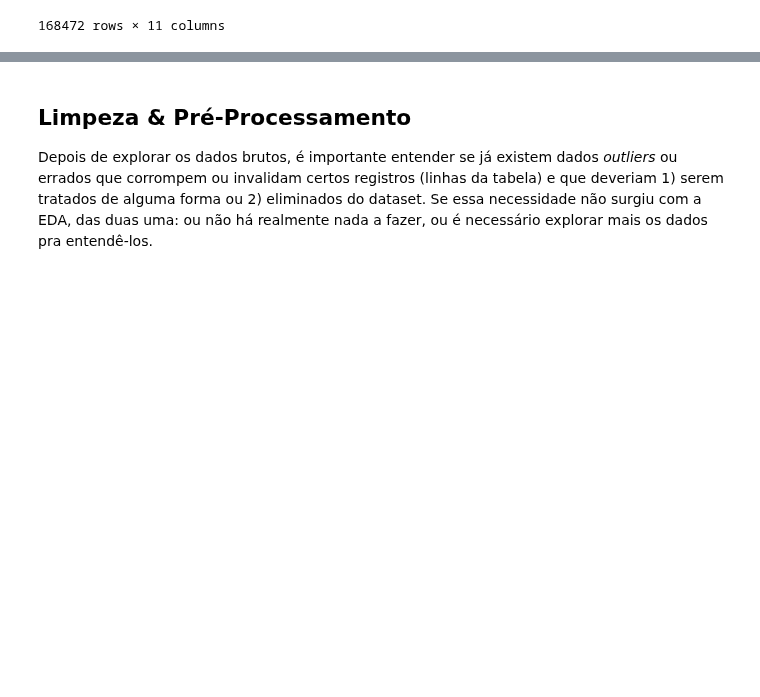
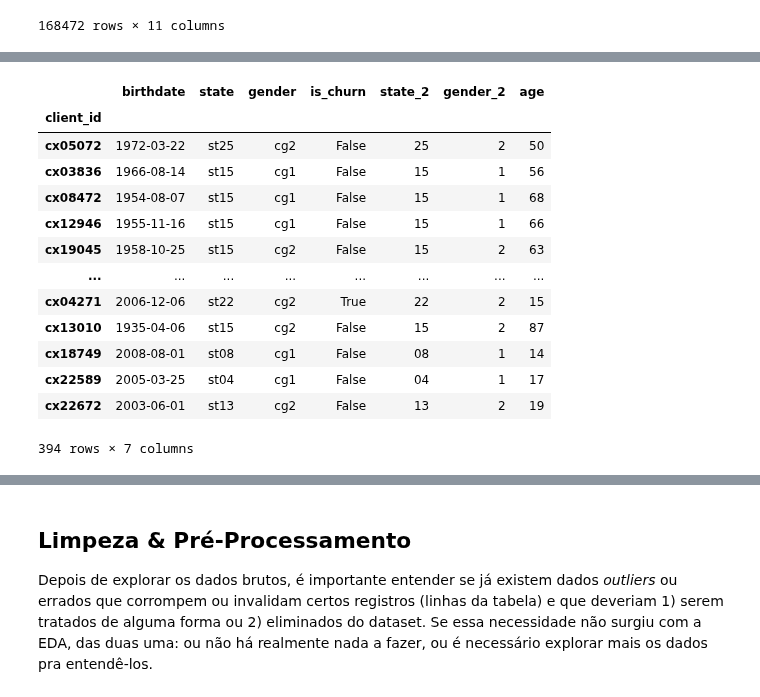
Before and after one commit to OmarCardoso/Projeto_churn_clientes_ensembles_Luizalabs, a Jupyter notebook: Projeto_churn_clientes_ensembles_Luizalabs.ipynb, the cells around one changed output, grey strips where cells are left out. Drawn from its saved outputs; the diff is of its cells as text; code cells hidden in the pictures; blank space fills up the shorter version.

```diff
--- a/Projeto_churn_clientes_ensembles_Luizalabs.ipynb
+++ b/Projeto_churn_clientes_ensembles_Luizalabs.ipynb
@@ -366,0 +395,5 @@ import numpy as np
+# %%
+#Trocar estrutura das variaveies state e gender -
+
+clients_tr['state_2'] = clients_tr['state'].str[-2:]
+clients_tr['gender_2'] = clients_tr['gender'].str[-1:]
@@ -366,0 +426,8 @@ import numpy as np
+# %%
+# Criar variábel AGE
+from datetime import datetime, date
+today = datetime.today()
+clients_tr['age'] = clients_tr['birthdate'].apply(
+               lambda x: today.year - x.year -
+               ((today.month, today.day) < (x.month, x.day))
+               )
@@ -366,0 +464,19 @@ import numpy as np
+# %%
+# Verificando a quantidade de ocorrencias
+# Identificação das idades
+clients_tr.groupby(['age']).head()
+# %% [output]
+|  | birthdate | state | gender | is_churn | state_2 | gender_2 | age |
+| client_id |  |  |  |  |  |  |  |
+| cx05072 | 1972-03-22 | st25 | cg2 | False | 25 | 2 | 50 |
+| cx03836 | 1966-08-14 | st15 | cg1 | False | 15 | 1 | 56 |
+| cx08472 | 1954-08-07 | st15 | cg1 | False | 15 | 1 | 68 |
+| cx12946 | 1955-11-16 | st15 | cg1 | False | 15 | 1 | 66 |
+| cx19045 | 1958-10-25 | st15 | cg2 | False | 15 | 2 | 63 |
+| ... | ... | ... | ... | ... | ... | ... | ... |
+| cx04271 | 2006-12-06 | st22 | cg2 | True | 22 | 2 | 15 |
+| cx13010 | 1935-04-06 | st15 | cg2 | False | 15 | 2 | 87 |
+| cx18749 | 2008-08-01 | st08 | cg1 | False | 08 | 1 | 14 |
+| cx22589 | 2005-03-25 | st04 | cg1 | False | 04 | 1 | 17 |
+| cx22672 | 2003-06-01 | st13 | cg2 | False | 13 | 2 | 19 |
+394 rows × 7 columns
```
Also changed, not shown: parts of 41 cells of this notebook.
